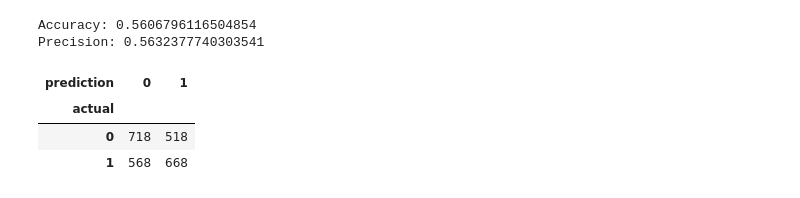
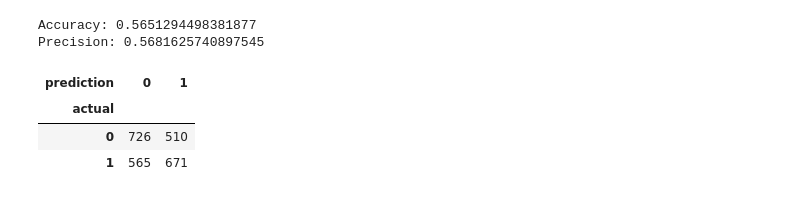
Before and after one commit to gchris2024/predicting-nba-matches, a Jupyter notebook: training.ipynb, the cells around one changed output. Cells and saved outputs as stored; diff of their text form; code cells hidden in the pictures.

Commit message:
cleaned up data a bit more

```diff
--- a/training.ipynb
+++ b/training.ipynb
@@ -4,4 +4,5 @@ from sklearn.ensemble import RandomForestClassifier
 from sklearn.metrics import accuracy_score
 from sklearn.metrics import precision_score
 # %%
-matches = pd.read_csv('nba_games_full.csv', index_col=0)
+matches = pd.read_csv('nba_games_normalized.csv', index_col=0)
+matches
@@ -23,19 +39,19 @@ predictors = ["venue_code", "opp_code", "hour", "day_code"]
 # %%
 # Predict && print metrics of initial model
 rf.fit(training_set[predictors], training_set["target"])
 predictions = rf.predict(test_set[predictors])
 print("Accuracy:", accuracy_score(test_set["target"], predictions)) # whether it was right or wrong
 print("Precision:", precision_score(test_set["target"], predictions)) # when it predicted win, how often was it correct
 
-combined = pd.DataFrame(dict(actual=test_set["target"], prediction=predictions))
-pd.crosstab(index=combined["actual"], columns=combined["prediction"])
+actual_and_pred = pd.DataFrame(dict(actual=test_set["target"], prediction=predictions))
+pd.crosstab(index=actual_and_pred["actual"], columns=actual_and_pred["prediction"])
 # %% [output]
-Accuracy: 0.5606796116504854
-Precision: 0.5632377740303541
+Accuracy: 0.5651294498381877
+Precision: 0.5681625740897545
 | prediction | 0 | 1 |
 | actual |  |  |
-| 0 | 718 | 518 |
-| 1 | 568 | 668 |
+| 0 | 726 | 510 |
+| 1 | 565 | 671 |
 # %%
 # showing how to group by team (prints all LAL games)
 grouped_matches = matches.groupby("Team")
```
Also changed, not shown: parts of 6 cells of this notebook.
